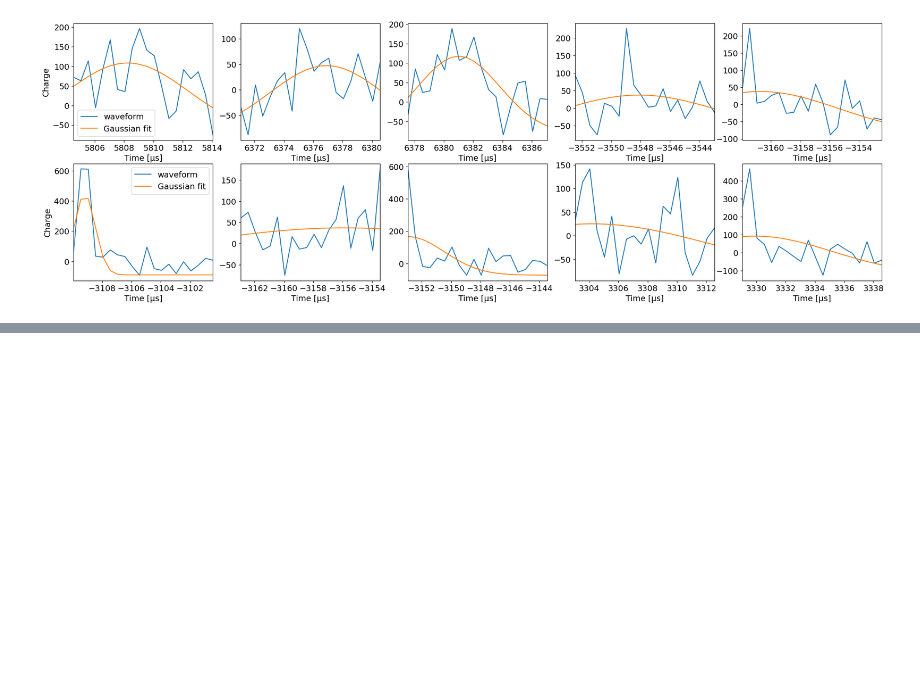
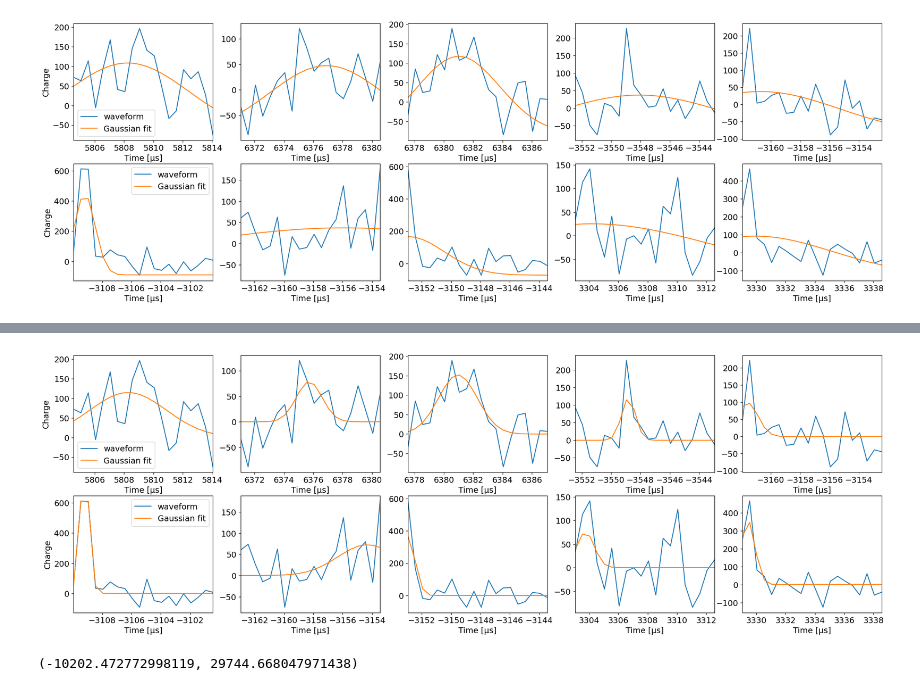
Before and after one commit to wangbtc/GAMPix4SNe, a Jupyter notebook: Validation/detsim/fitGaussian.ipynb, the cells around one changed output, grey strips where cells are left out. Cells and saved outputs as stored; diff of their text form; code cells hidden in the pictures; blank space fills up the shorter version.

```diff
--- a/Validation/detsim/fitGaussian.ipynb
+++ b/Validation/detsim/fitGaussian.ipynb
@@ -260,0 +401,11 @@ ax.legend(fontsize = fonts)
+# %%
+fit_torch = torch_gaussian_fit_no_offset(
+    df = dT,
+    col = "waveform",
+    batch_size = 20000,
+    n_steps = 200,
+    lr = 0.03,
+    x_spacing = 0.5
+)
+
+dT = pd.concat([dT, fit_torch.add_prefix("fit_")], axis = 1)
@@ -260,0 +430,25 @@ ax.legend(fontsize = fonts)
+# %%
+def gauss_no_offset(x, a, mu, sigma):
+    return a * np.exp(-0.5 * ((x - mu) / sigma) ** 2)
+# %%
+fig, ax = plt.subplots(2, 5, figsize = (25, 8))
+
+dtick = 0.5
+t = np.arange(20) * dtick
+fonts = 14
+
+for i in range(2):
+    for j in range(5):
+        k = 5*i + j
+        ax[i][j].plot(t + dT.loc[k, "trig t"], dT.loc[k, "waveform"], label = 'waveform')
+        y = gauss_no_offset(t, a = dT.loc[k, "fit_amp"], mu = dT.loc[k, "fit_mu"], sigma = dT.loc[k, "fit_sigma"])
+        ax[i][j].plot(t + dT.loc[k, "trig t"], y, label = 'Gaussian fit')
+
+        ax[i][j].set_xlabel('Time [µs]', fontsize = fonts)
+        ax[i][j].tick_params(axis = "both", labelsize = fonts)
+        ax[i][j].set_xlim([dT.loc[k, "trig t"], dT.loc[k, "trig t"]+9.5])
+
+    ax[i][0].set_ylabel('Charge', fontsize = fonts)
+    ax[i][0].legend(fontsize = fonts)
+# %% [output]
+[figure, added]
@@ -260,0 +457,5 @@ ax.legend(fontsize = fonts)
+# %%
+dT['fit_rel_diff'] = (dT['fit_charge']-0.5*dT['charge'])*2/dT['charge']
+dT['fit_rel_diff'].min(), dT['fit_rel_diff'].max()
+# %% [output]
+(-10202.472772998119, 29744.668047971438)
```
Also changed, not shown: parts of 24 cells of this notebook, 2 other files.
